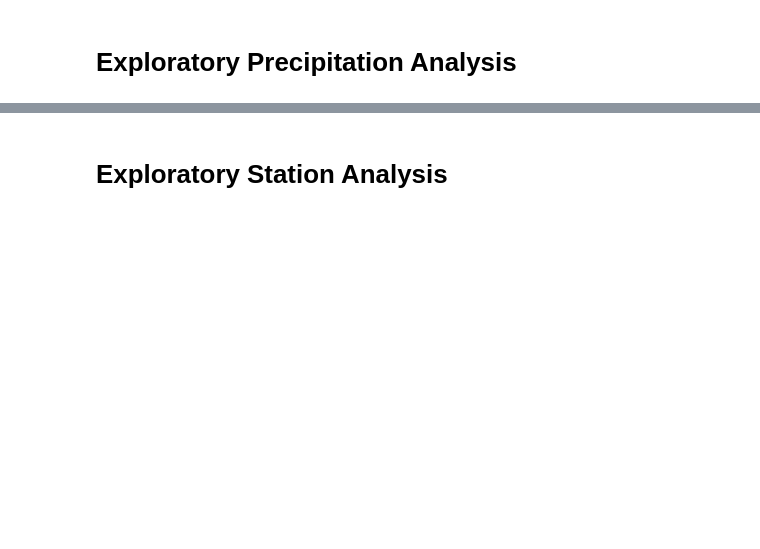
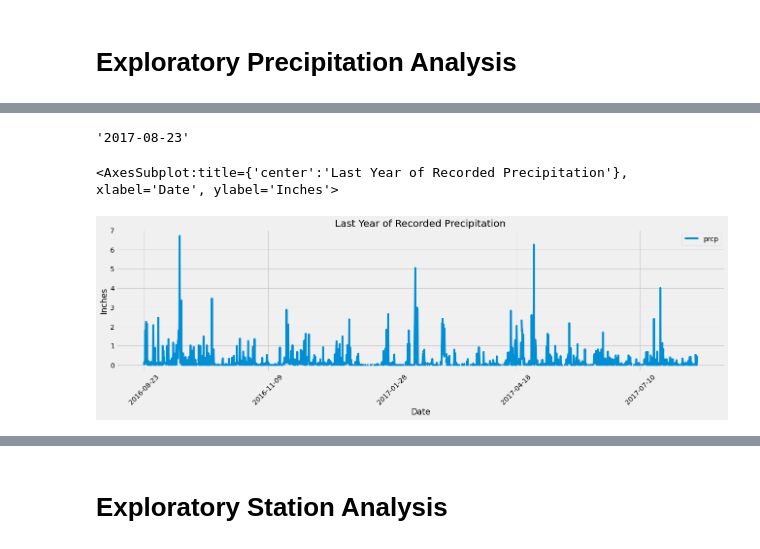
Before and after one commit to agomeso/SQLAlchemy-Challenge, a Jupyter notebook: climate_starter.ipynb, the cells around one changed output, grey strips where cells are left out. Saved outputs shown, nothing was run; the diff lists cells and outputs as text; code cells hidden in the pictures; blank space fills up the shorter version.

Commit message:
first part done

```diff
--- a/climate_starter.ipynb
+++ b/climate_starter.ipynb
@@ -30,5 +32,7 @@ Base.classes.keys()
 # %%
 # Save references to each table
+Measurement = Base.classes.measurement
+Station = Base.classes.station
 # %%
 # Create our session (link) from Python to the DB
 session = Session(engine)
@@ -37,21 +62,36 @@ session = Session(engine)
 # %%
 # Find the most recent date in the data set.
+recent = session.query(Measurement.date).order_by(Measurement.date.desc()).first()
+recent = recent[0]
+recent
+# %% [output]
+'2017-08-23'
 # %%
 # Design a query to retrieve the last 12 months of precipitation data and plot the results.
 # Starting from the most recent data point in the database.
 
 # Calculate the date one year from the last date in data set.
-
+year_ago = dt.date.fromisoformat(recent) - dt.timedelta(days=365)
+year_ago
 
 # Perform a query to retrieve the data and precipitation scores
-
+query = session.query(Measurement.prcp, Measurement.date).\
+    filter(func.strftime("%Y-%m-%d", Measurement.date) <= recent).\
+    filter(func.strftime("%Y-%m-%d", Measurement.date) >= year_ago).\
+    order_by(Measurement.date).all()
 
 # Save the query results as a Pandas DataFrame and set the index to the date column
-
+prcp_df = pd.DataFrame(query)
+prcp_df.set_index('date').dropna()
 
 # Sort the dataframe by date
-
+## Already sorted using python
 
 # Use Pandas Plotting with Matplotlib to plot the data
+
+prcp_df.plot(kind='line',x='date',use_index=True,figsize=(20,5),xlabel="Date",ylabel="Inches",rot=45,title='Last Year of Recorded Precipitation')
+# %% [output]
+<AxesSubplot:title={'center':'Last Year of Recorded Precipitation'}, xlabel='Date', ylabel='Inches'>
+[figure, added]
 # %%
 # Use Pandas to calcualte the summary statistics for the precipitation data
```
Also changed, not shown: parts of 6 cells of this notebook, 1 other file.
